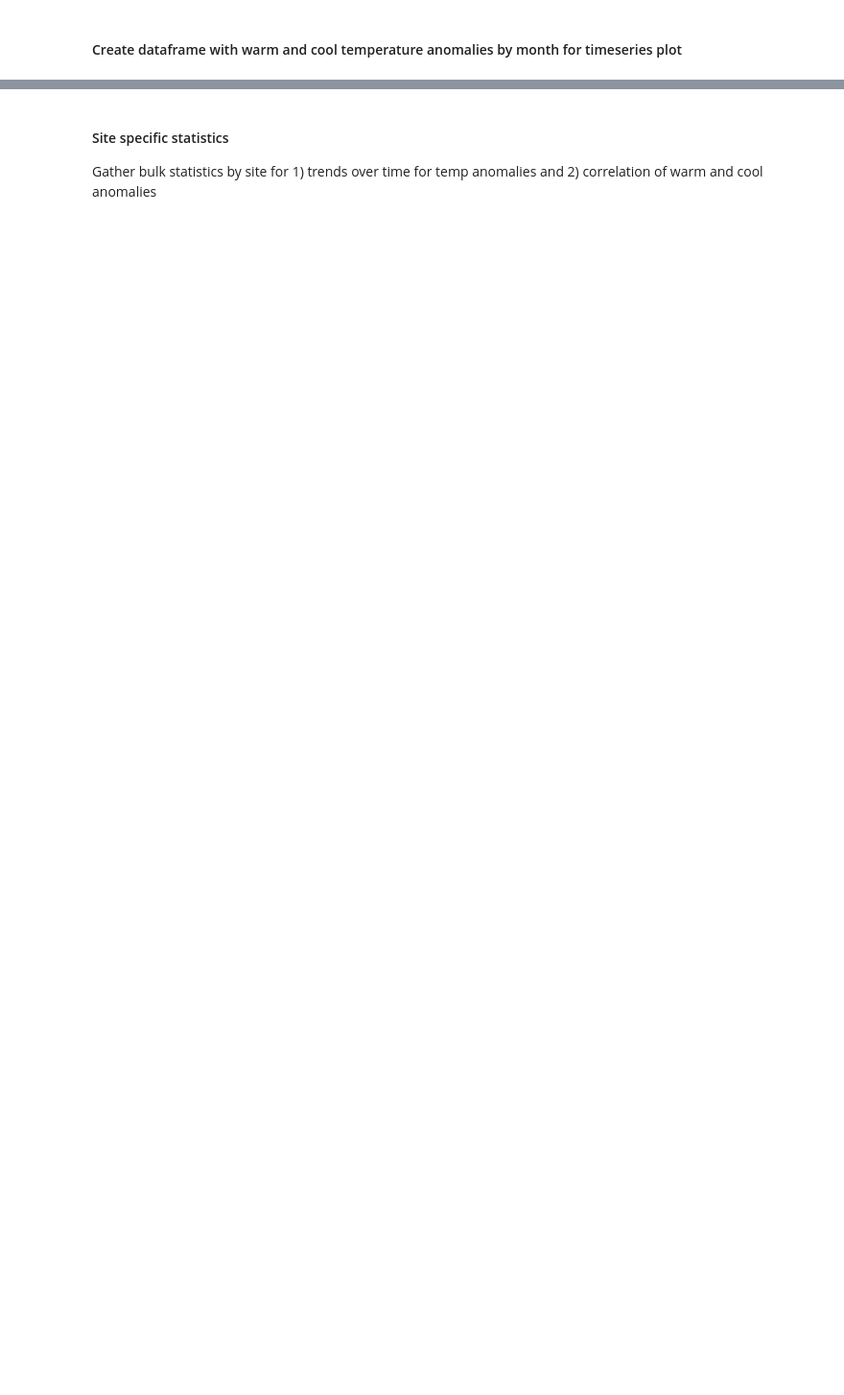
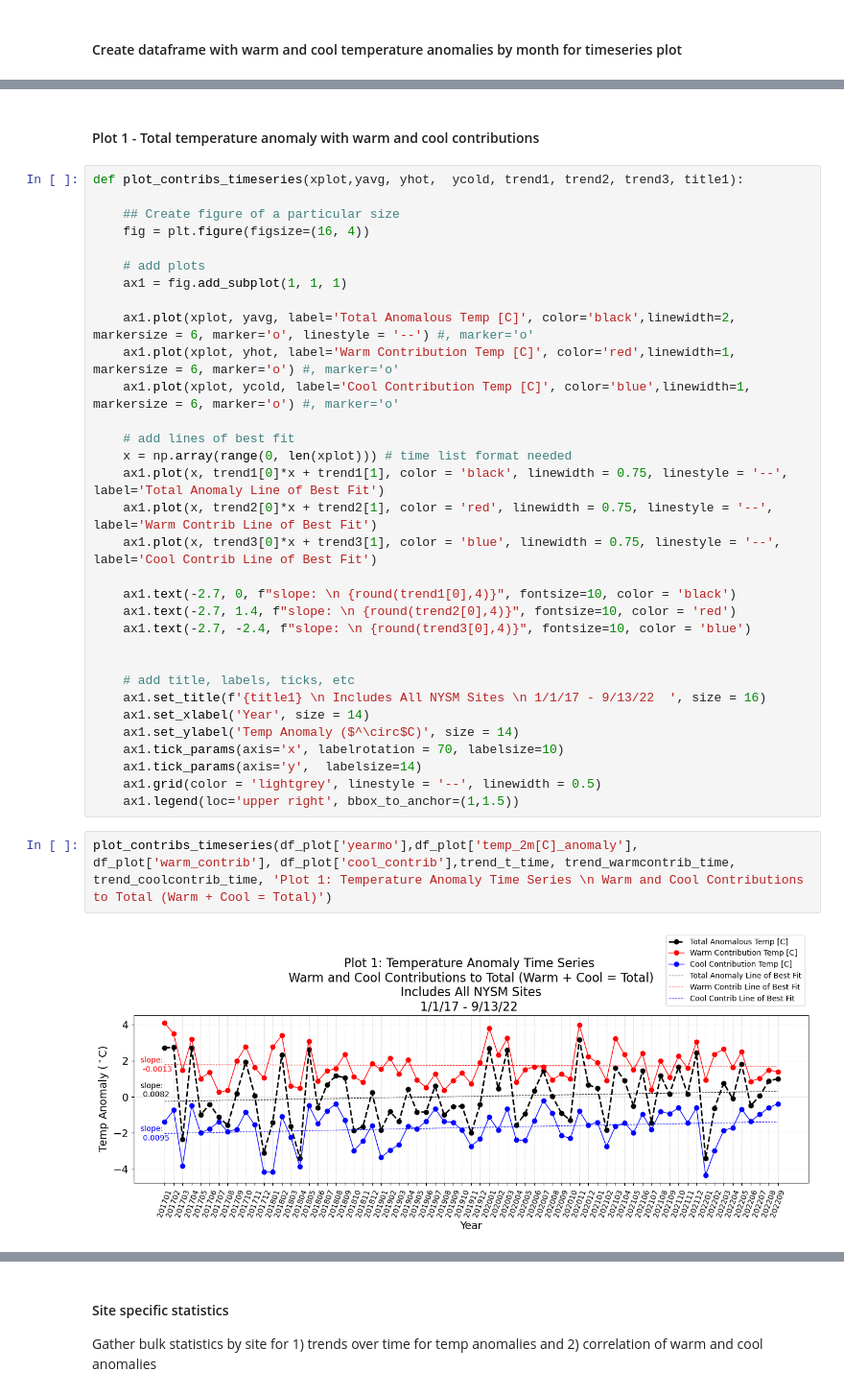
Before and after one commit to cgsutter/ATM622-General-Circulation, a Jupyter notebook: AA_NYSM.ipynb, the cells around one changed output, grey strips where cells are left out. Shown at 96% size. Saved outputs shown, nothing was run; the diff lists cells and outputs as text; blank space fills up the shorter version.

```diff
--- a/AA_NYSM.ipynb
+++ b/AA_NYSM.ipynb
@@ -1042,0 +1021,38 @@ df_someout
+# %% [markdown]
+#### Plot 1 - Total temperature anomaly with warm and cool contributions
+# %%
+def plot_contribs_timeseries(xplot,yavg, yhot,  ycold, trend1, trend2, trend3, title1):
+
+    ## Create figure of a particular size
+    fig = plt.figure(figsize=(16, 4))
+
+    # add plots
+    ax1 = fig.add_subplot(1, 1, 1)
+
+    ax1.plot(xplot, yavg, label='Total Anomalous Temp [C]', color='black',linewidth=2, markersize = 6, marker='o', linestyle = '--') #, marker='o'
+    ax1.plot(xplot, yhot, label='Warm Contribution Temp [C]', color='red',linewidth=1, markersize = 6, marker='o') #, marker='o'
+    ax1.plot(xplot, ycold, label='Cool Contribution Temp [C]', color='blue',linewidth=1, markersize = 6, marker='o') #, marker='o'
+
+    # add lines of best fit
+    x = np.array(range(0, len(xplot))) # time list format needed
+    ax1.plot(x, trend1[0]*x + trend1[1], color = 'black', linewidth = 0.75, linestyle = '--', label='Total Anomaly Line of Best Fit')
+    ax1.plot(x, trend2[0]*x + trend2[1], color = 'red', linewidth = 0.75, linestyle = '--', label='Warm Contrib Line of Best Fit')
+    ax1.plot(x, trend3[0]*x + trend3[1], color = 'blue', linewidth = 0.75, linestyle = '--', label='Cool Contrib Line of Best Fit')
+
+    ax1.text(-2.7, 0, f"slope: \n {round(trend1[0],4)}", fontsize=10, color = 'black')
+    ax1.text(-2.7, 1.4, f"slope: \n {round(trend2[0],4)}", fontsize=10, color = 'red')
+    ax1.text(-2.7, -2.4, f"slope: \n {round(trend3[0],4)}", fontsize=10, color = 'blue')
+
+
+    # add title, labels, ticks, etc
+    ax1.set_title(f'{title1} \n Includes All NYSM Sites \n 1/1/17 - 9/13/22  ', size = 16)
+    ax1.set_xlabel('Year', size = 14)
+    ax1.set_ylabel('Temp Anomaly ($^\circ$C)', size = 14)
+    ax1.tick_params(axis='x', labelrotation = 70, labelsize=10)
+    ax1.tick_params(axis='y',  labelsize=14)
+    ax1.grid(color = 'lightgrey', linestyle = '--', linewidth = 0.5)
+    ax1.legend(loc='upper right', bbox_to_anchor=(1,1.5))
+# %%
+plot_contribs_timeseries(df_plot['yearmo'],df_plot['temp_2m[C]_anomaly'], df_plot['warm_contrib'], df_plot['cool_contrib'],trend_t_time, trend_warmcontrib_time, trend_coolcontrib_time, 'Plot 1: Temperature Anomaly Time Series \n Warm and Cool Contributions to Total (Warm + Cool = Total)')
+# %% [output]
+[figure, added]
```
Also changed, not shown: parts of 33 cells of this notebook.
